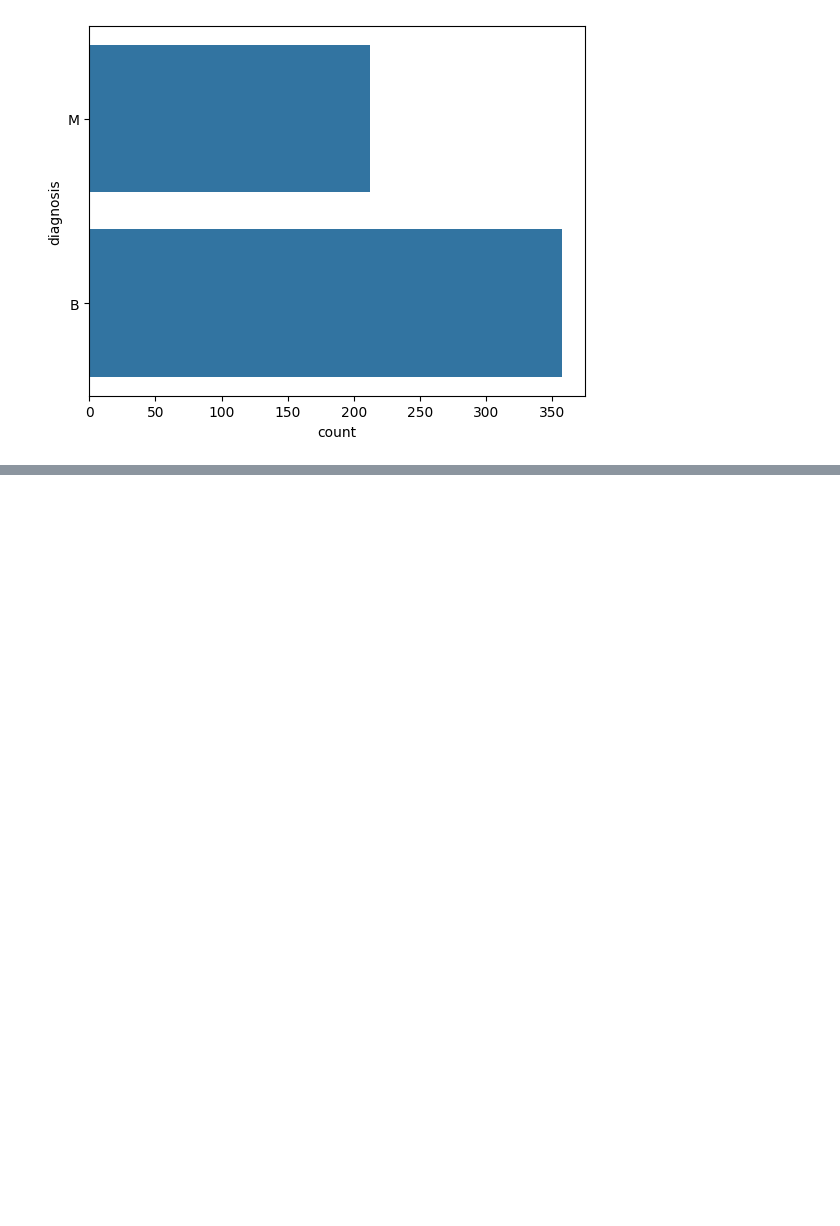
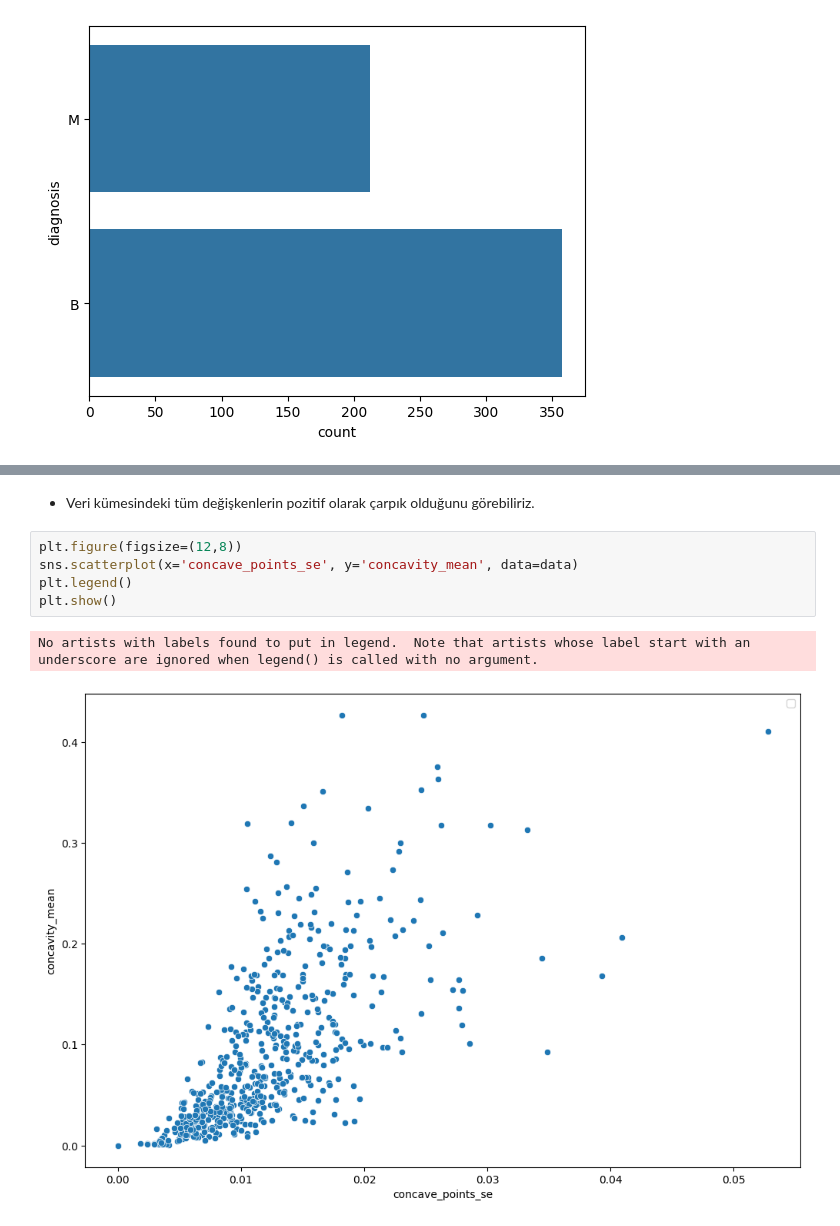
Before and after one commit to iremcakcak5/Data-science-project, a Jupyter notebook: cancer.ipynb, the cells around one changed output, grey strips where cells are left out. Saved outputs shown, nothing was run; the diff lists cells and outputs as text; blank space fills up the shorter version.

Commit message:
Visualization

```diff
--- a/cancer.ipynb
+++ b/cancer.ipynb
@@ -231,0 +264,10 @@ plt.show()
+# %% [markdown]
+- Veri kümesindeki tüm değişkenlerin pozitif olarak çarpık olduğunu görebiliriz.
+# %%
+plt.figure(figsize=(12,8))
+sns.scatterplot(x='concave_points_se', y='concavity_mean', data=data)
+plt.legend()
+plt.show()
+# %% [output]
+No artists with labels found to put in legend.  Note that artists whose label start with an underscore are ignored when legend() is called with no argument.
+[figure, added]
```
Also changed, not shown: parts of 25 cells of this notebook.
